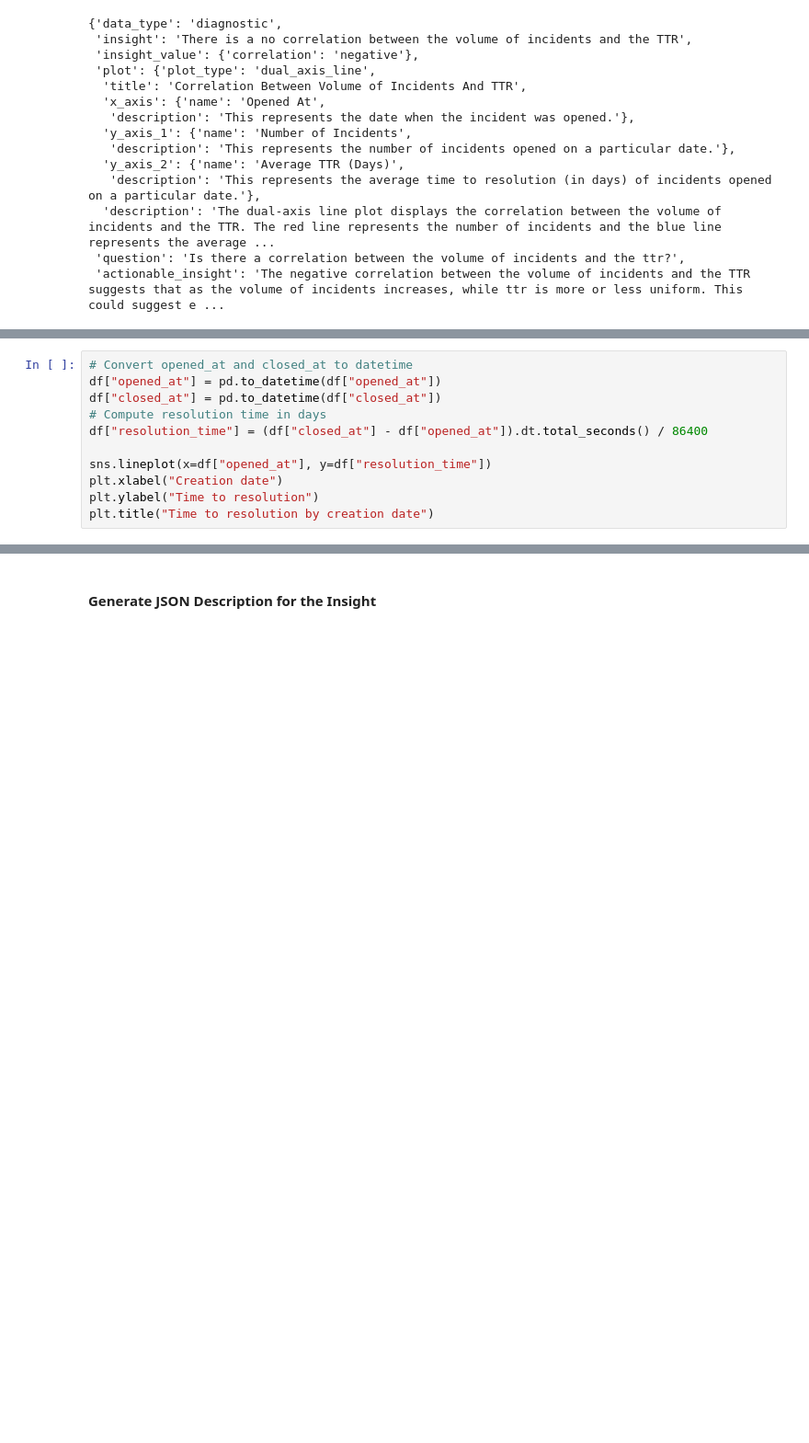
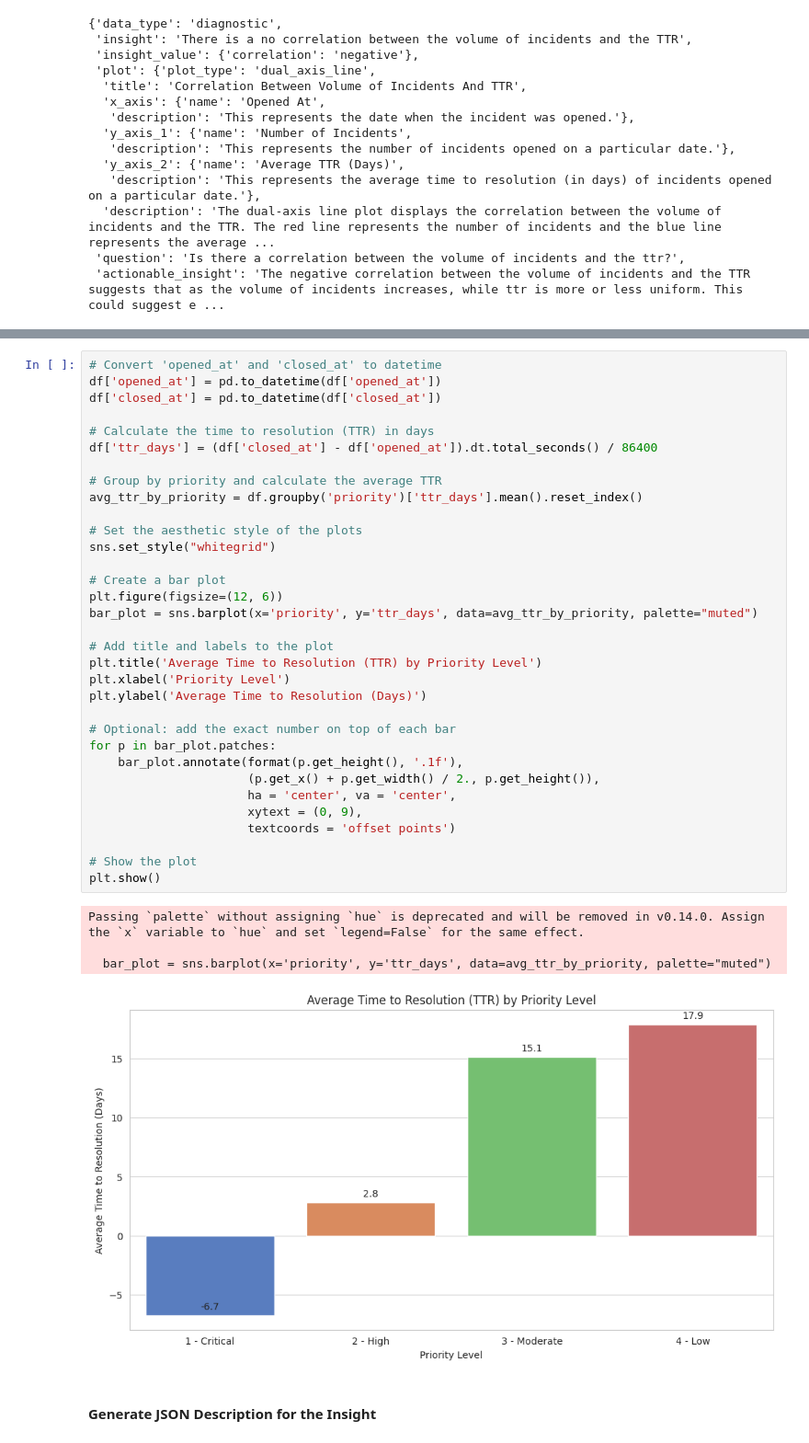
Before and after one commit to ServiceNow/insight-bench, a Jupyter notebook: data/notebooks/flag-51.ipynb, the cells around one changed output, grey strips where cells are left out. Shown: that part at 92% size. Cells and saved outputs as stored; diff of their text form; blank space fills up the shorter version.

```diff
--- a/data/notebooks/flag-51.ipynb
+++ b/data/notebooks/flag-51.ipynb
@@ -202,11 +197,0 @@ This cell creates a line plot to visualize the trend of Time to Resolution (TTR)
-# %%
-# Convert opened_at and closed_at to datetime
-df["opened_at"] = pd.to_datetime(df["opened_at"])
-df["closed_at"] = pd.to_datetime(df["closed_at"])
-# Compute resolution time in days
-df["resolution_time"] = (df["closed_at"] - df["opened_at"]).dt.total_seconds() / 86400
-
-sns.lineplot(x=df["opened_at"], y=df["resolution_time"])
-plt.xlabel("Creation date")
-plt.ylabel("Time to resolution")
-plt.title("Time to resolution by creation date")
@@ -216,2 +200,40 @@ Text(0.5, 1.0, 'Time to resolution by creation date')
+# %%
+# Convert 'opened_at' and 'closed_at' to datetime
+df['opened_at'] = pd.to_datetime(df['opened_at'])
+df['closed_at'] = pd.to_datetime(df['closed_at'])
+
+# Calculate the time to resolution (TTR) in days
+df['ttr_days'] = (df['closed_at'] - df['opened_at']).dt.total_seconds() / 86400
+
+# Group by priority and calculate the average TTR
+avg_ttr_by_priority = df.groupby('priority')['ttr_days'].mean().reset_index()
+
+# Set the aesthetic style of the plots
+sns.set_style("whitegrid")
+
+# Create a bar plot
+plt.figure(figsize=(12, 6))
+bar_plot = sns.barplot(x='priority', y='ttr_days', data=avg_ttr_by_priority, palette="muted")
+
+# Add title and labels to the plot
+plt.title('Average Time to Resolution (TTR) by Priority Level')
+plt.xlabel('Priority Level')
+plt.ylabel('Average Time to Resolution (Days)')
+
+# Optional: add the exact number on top of each bar
+for p in bar_plot.patches:
+    bar_plot.annotate(format(p.get_height(), '.1f'),
+                      (p.get_x() + p.get_width() / 2., p.get_height()),
+                      ha = 'center', va = 'center',
+                      xytext = (0, 9),
+                      textcoords = 'offset points')
+
+# Show the plot
+plt.show()
+# %% [output]
+Passing `palette` without assigning `hue` is deprecated and will be removed in v0.14.0. Assign the `x` variable to `hue` and set `legend=False` for the same effect.
+
+  bar_plot = sns.barplot(x='priority', y='ttr_days', data=avg_ttr_by_priority, palette="muted")
+[figure, added]
 # %% [markdown]
 #### Generate JSON Description for the Insight
```
Also changed, not shown: parts of 13 cells of this notebook, 9 other files.
